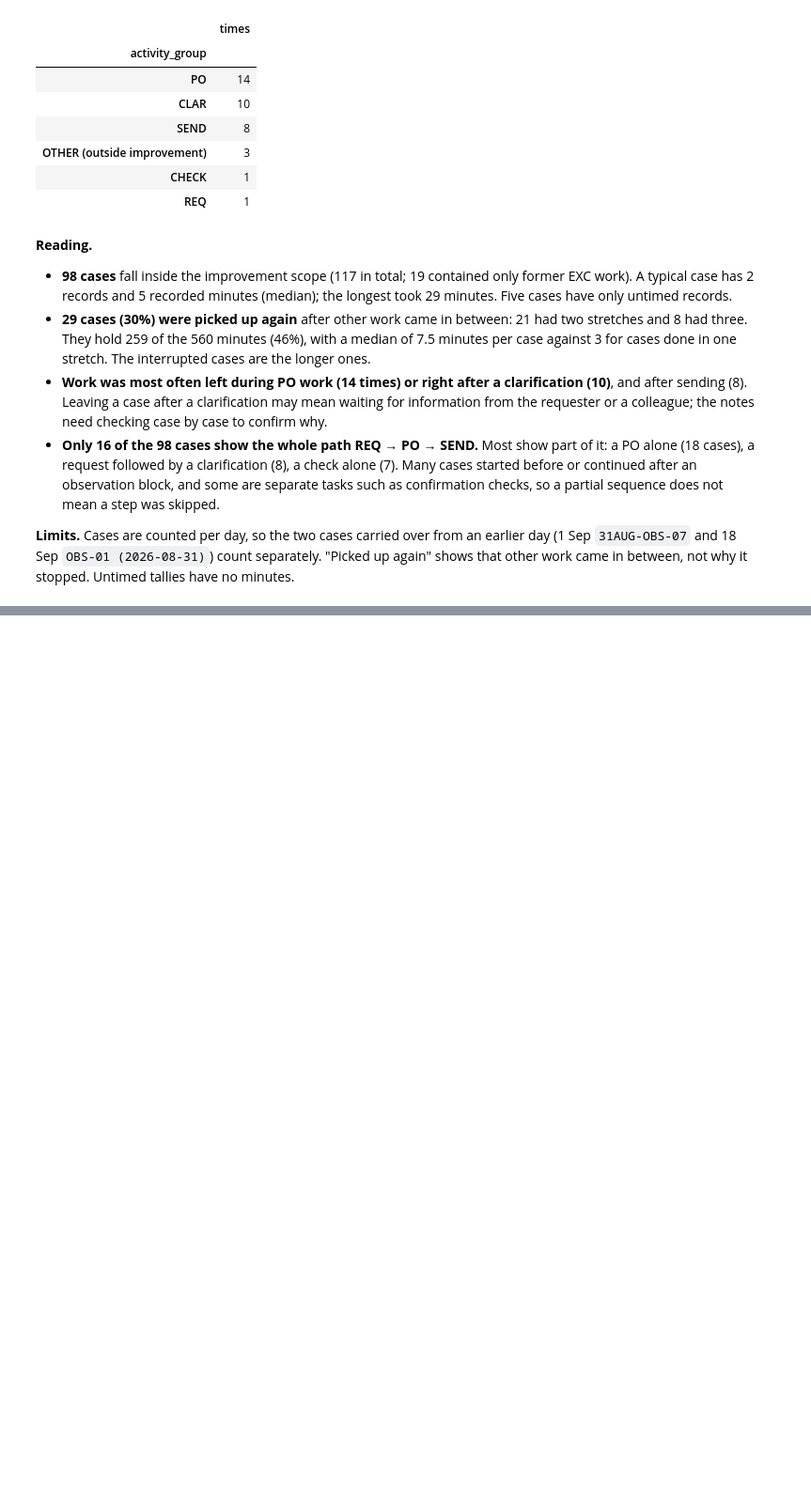
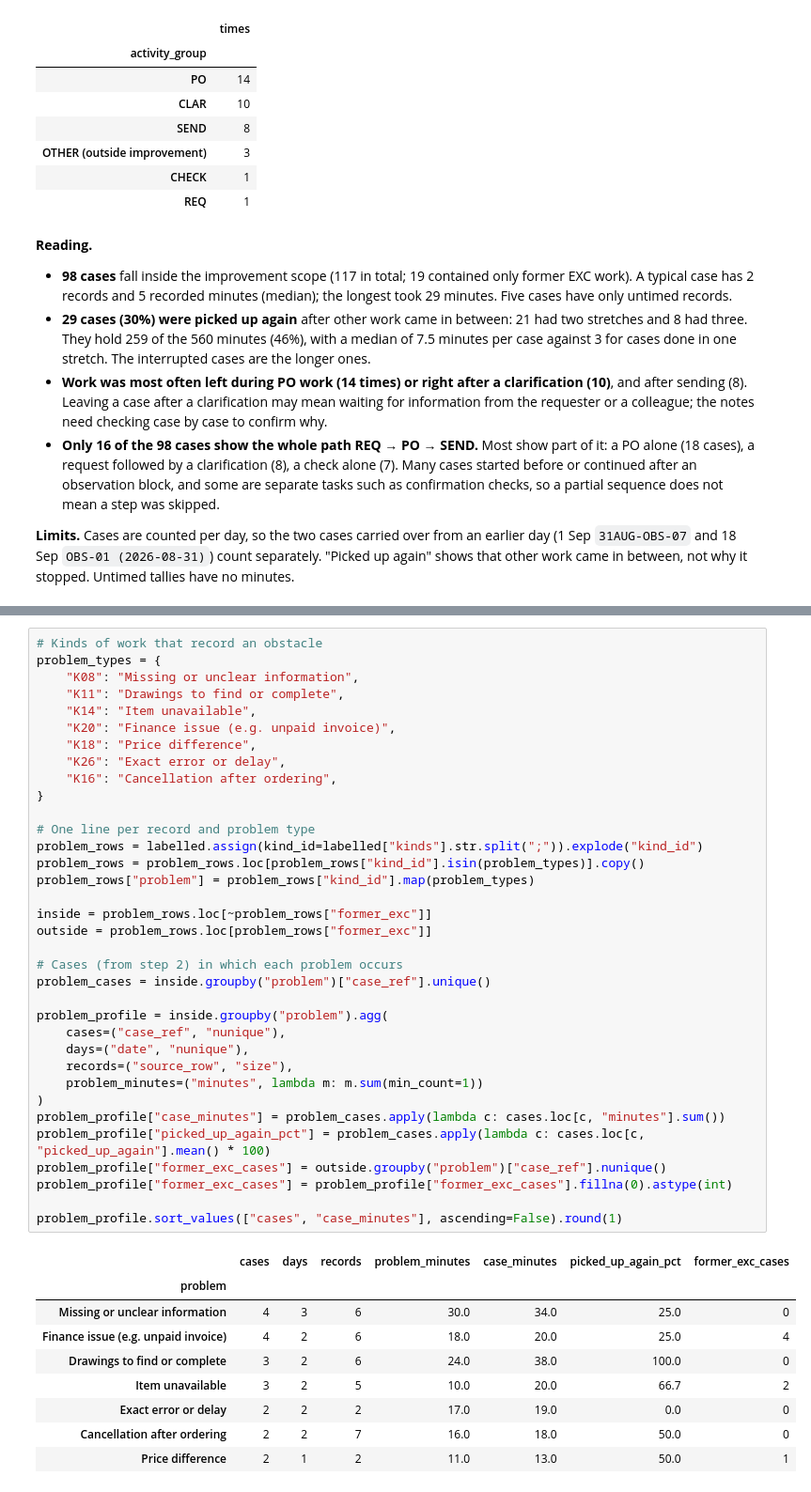
Before and after one commit to Luuuuuig/Bachelor-End-Project, a Jupyter notebook: Arno_Analysis_2026_10_02.ipynb, the cells around one changed output, grey strips where cells are left out. Shown at 94% size. Cells and saved outputs as stored; diff of their text form; blank space fills up the shorter version.

```diff
--- a/Arno_Analysis_2026_10_02.ipynb
+++ b/Arno_Analysis_2026_10_02.ipynb
@@ -817,0 +824,45 @@ left_counts.to_frame("times")
+# %%
+# Kinds of work that record an obstacle
+problem_types = {
+    "K08": "Missing or unclear information",
+    "K11": "Drawings to find or complete",
+    "K14": "Item unavailable",
+    "K20": "Finance issue (e.g. unpaid invoice)",
+    "K18": "Price difference",
+    "K26": "Exact error or delay",
+    "K16": "Cancellation after ordering",
+}
+
+# One line per record and problem type
+problem_rows = labelled.assign(kind_id=labelled["kinds"].str.split(";")).explode("kind_id")
+problem_rows = problem_rows.loc[problem_rows["kind_id"].isin(problem_types)].copy()
+problem_rows["problem"] = problem_rows["kind_id"].map(problem_types)
+
+inside = problem_rows.loc[~problem_rows["former_exc"]]
+outside = problem_rows.loc[problem_rows["former_exc"]]
+
+# Cases (from step 2) in which each problem occurs
+problem_cases = inside.groupby("problem")["case_ref"].unique()
+
+problem_profile = inside.groupby("problem").agg(
+    cases=("case_ref", "nunique"),
+    days=("date", "nunique"),
+    records=("source_row", "size"),
+    problem_minutes=("minutes", lambda m: m.sum(min_count=1))
+)
+problem_profile["case_minutes"] = problem_cases.apply(lambda c: cases.loc[c, "minutes"].sum())
+problem_profile["picked_up_again_pct"] = problem_cases.apply(lambda c: cases.loc[c, "picked_up_again"].mean() * 100)
+problem_profile["former_exc_cases"] = outside.groupby("problem")["case_ref"].nunique()
+problem_profile["former_exc_cases"] = problem_profile["former_exc_cases"].fillna(0).astype(int)
+
+problem_profile.sort_values(["cases", "case_minutes"], ascending=False).round(1)
+# %% [output]
+|  | cases | days | records | problem_minutes | case_minutes | picked_up_again_pct | former_exc_cases |
+| problem |  |  |  |  |  |  |  |
+| Missing or unclear information | 4 | 3 | 6 | 30.0 | 34.0 | 25.0 | 0 |
+| Finance issue (e.g. unpaid invoice) | 4 | 2 | 6 | 18.0 | 20.0 | 25.0 | 4 |
+| Drawings to find or complete | 3 | 2 | 6 | 24.0 | 38.0 | 100.0 | 0 |
+| Item unavailable | 3 | 2 | 5 | 10.0 | 20.0 | 66.7 | 2 |
+| Exact error or delay | 2 | 2 | 2 | 17.0 | 19.0 | 0.0 | 0 |
+| Cancellation after ordering | 2 | 2 | 7 | 16.0 | 18.0 | 50.0 | 0 |
+| Price difference | 2 | 1 | 2 | 11.0 | 13.0 | 50.0 | 1 |
```
Also changed, not shown: parts of 5 cells of this notebook.
